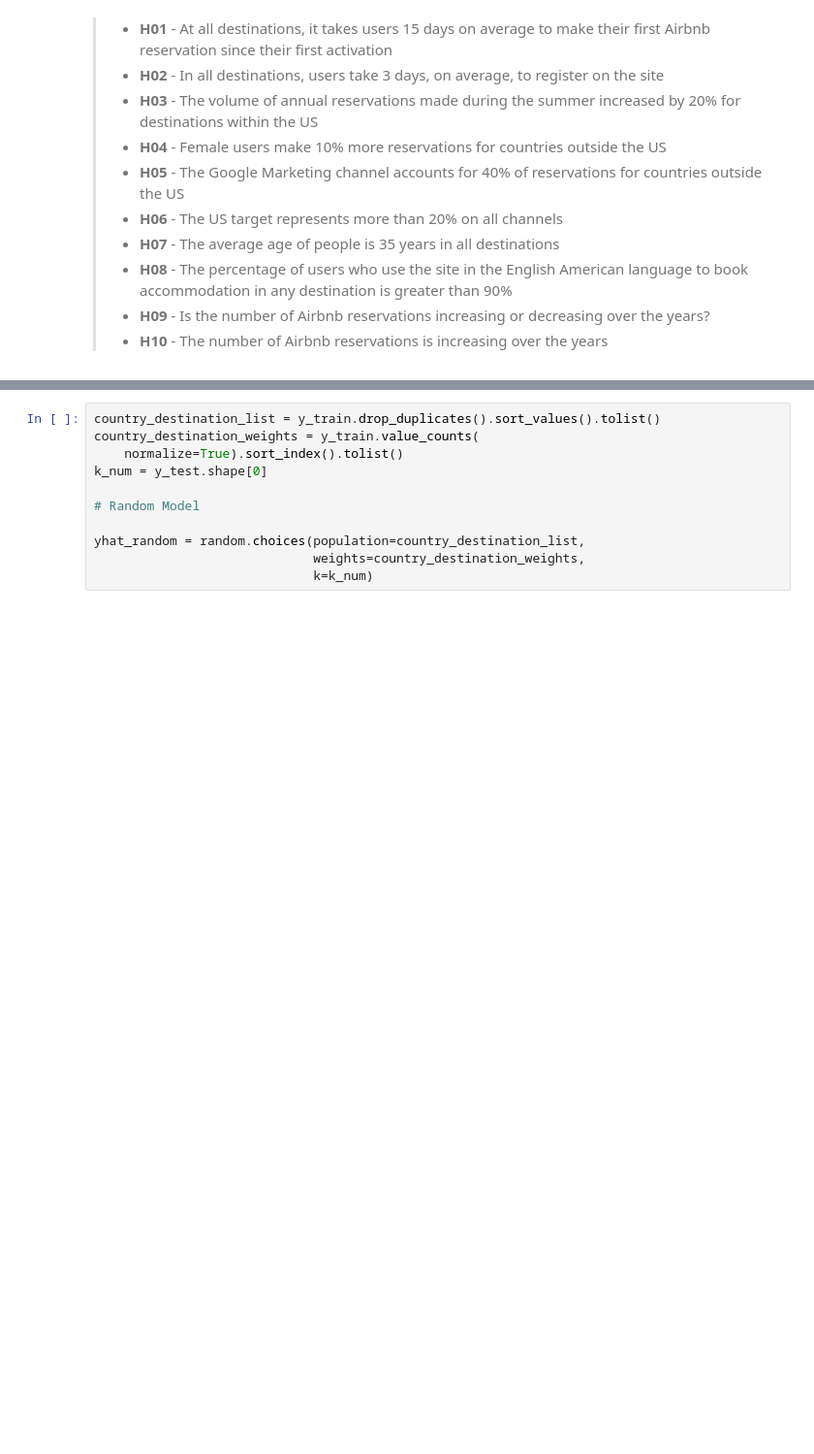
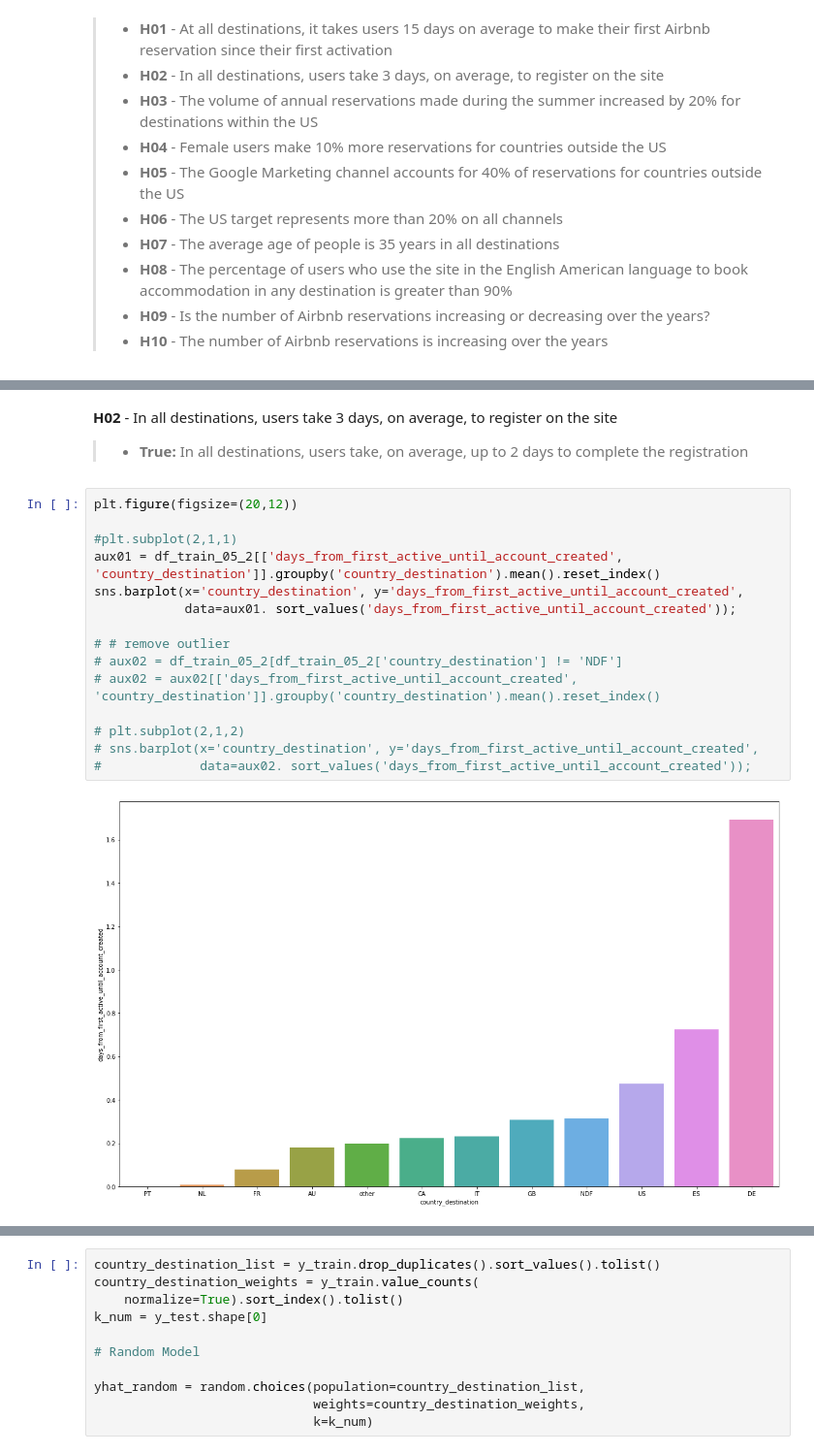
Before and after one commit to FabioCaffarello/airbnb-first-booking, a Jupyter notebook: 02-Notebooks/cycle02_airbnb_first_booking.ipynb, the cells around one changed output, grey strips where cells are left out. Shown: that part at 97% size. Saved outputs shown, nothing was run; the diff lists cells and outputs as text; blank space fills up the shorter version.

```diff
--- a/02-Notebooks/cycle02_airbnb_first_booking.ipynb
+++ b/02-Notebooks/cycle02_airbnb_first_booking.ipynb
@@ -772,0 +742,20 @@ X_train, X_test, y_train, y_test = train_test_split(
+# %% [markdown]
+**H02** - In all destinations, users take 3 days, on average, to register on the site
+> - **True:** In all destinations, users take, on average, up to 2 days to complete the registration
+# %%
+plt.figure(figsize=(20,12))
+
+#plt.subplot(2,1,1)
+aux01 = df_train_05_2[['days_from_first_active_until_account_created', 'country_destination']].groupby('country_destination').mean().reset_index()
+sns.barplot(x='country_destination', y='days_from_first_active_until_account_created',
+            data=aux01. sort_values('days_from_first_active_until_account_created'));
+
+# # remove outlier
+# aux02 = df_train_05_2[df_train_05_2['country_destination'] != 'NDF']
+# aux02 = aux02[['days_from_first_active_until_account_created', 'country_destination']].groupby('country_destination').mean().reset_index()
+
+# plt.subplot(2,1,2)
+# sns.barplot(x='country_destination', y='days_from_first_active_until_account_created',
+#             data=aux02. sort_values('days_from_first_active_until_account_created'));
+# %% [output]
+[figure, added]
```
Also changed, not shown: parts of 57 cells of this notebook, 1 other file.
